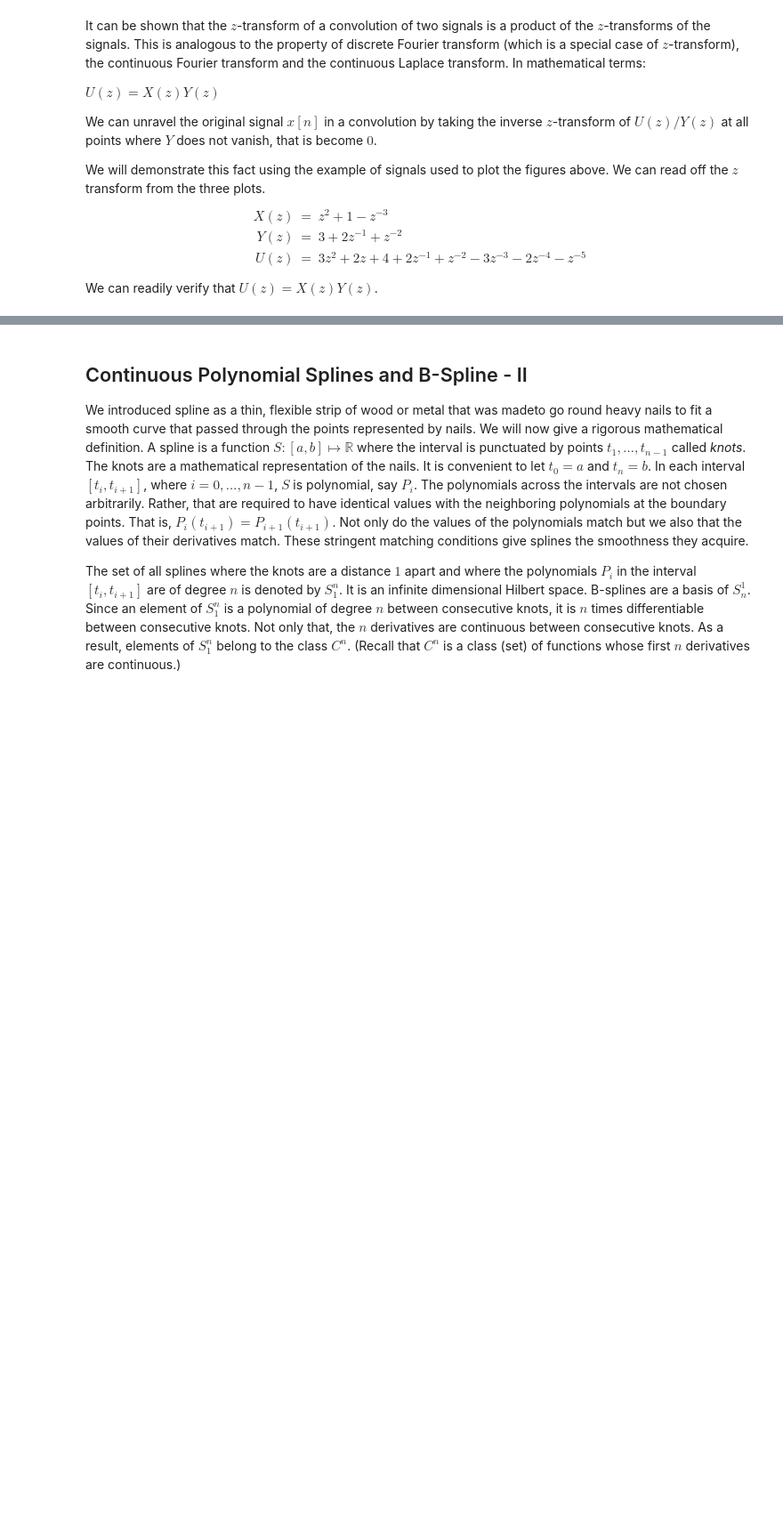
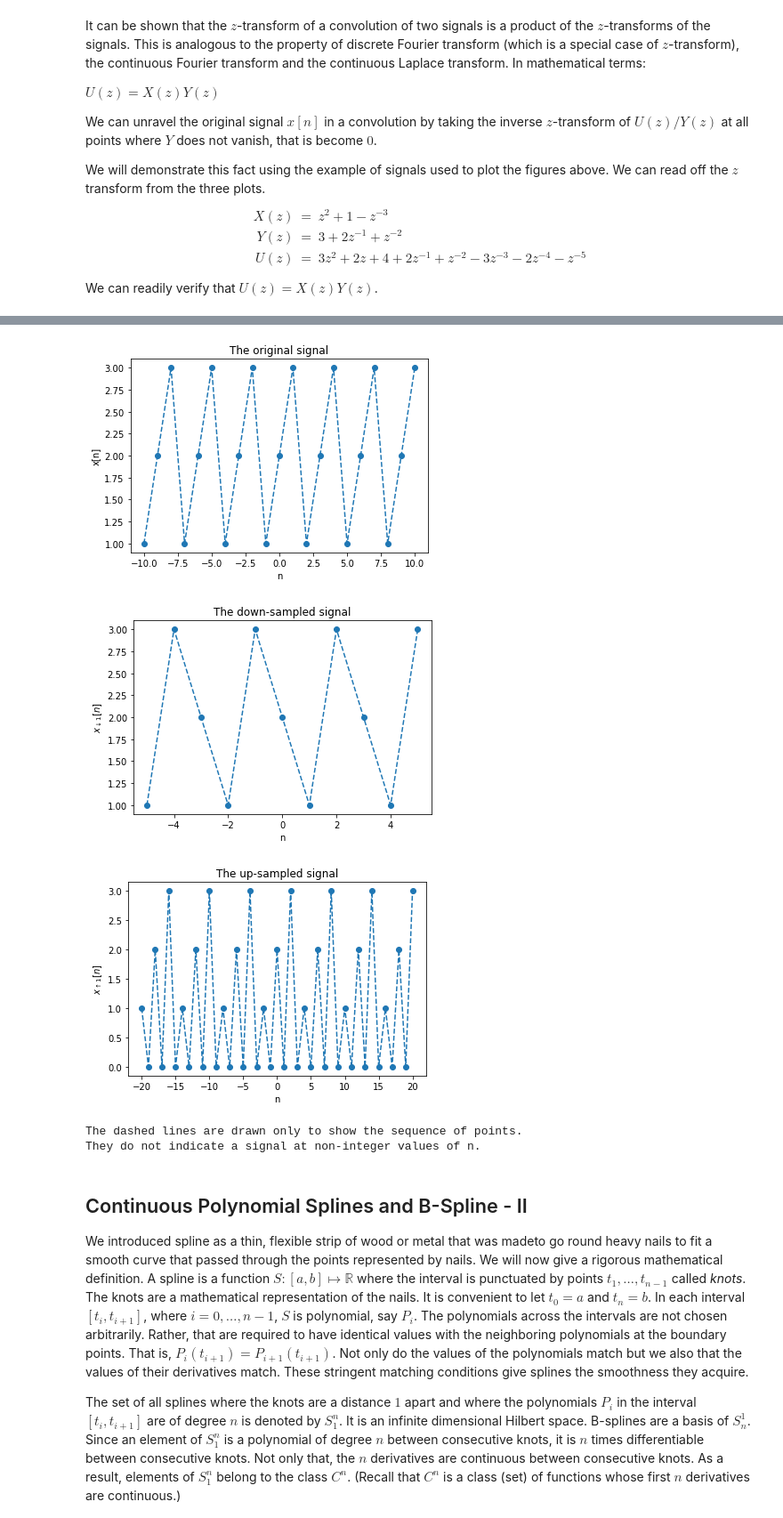
Before and after one commit to amey-joshi/am, a Jupyter notebook: p3/m2p_B01_B_ImageSplines_Version_3.ipynb, the cells around one changed output, grey strips where cells are left out. Shown at 89% size. Cells and saved outputs as stored; diff of their text form; code cells hidden in the pictures; blank space fills up the shorter version.

```diff
--- a/p3/m2p_B01_B_ImageSplines_Version_3.ipynb
+++ b/p3/m2p_B01_B_ImageSplines_Version_3.ipynb
@@ -515,3 +546,44 @@ $$
+# %%
+# Up-sampling and down-sampling of signals.
+
+import numpy as np
+import matplotlib.pyplot as plt
+
+# The original signal.
+n = np.linspace(-10, 10, 21)
+x = [1, 2, 3, 1, 2, 3, 1, 2, 3, 1, 2, 3, 1, 2, 3, 1, 2, 3, 1, 2, 3]
+plt.plot(n, x, 'o--')
+plt.xlabel('n')
+plt.ylabel('x[n]')
+plt.title('The original signal')
+plt.show()
+
+# Down-sampling by a factor of 1.
+d = [1, 3, 2, 1, 3, 2, 1, 3, 2, 1, 3]
+n = np.linspace(-5, 5, 11)
+plt.plot(n, d, 'o--')
+plt.xlabel('n')
+plt.ylabel(r'$x_{\downarrow 1}[n]$')
+plt.title('The down-sampled signal')
+plt.show()
+
+# Up-sampling by a factor of 1.
+u = [1, 0, 2, 0, 3, 0, 1, 0, 2, 0, 3, 0, 1, 0, 2, 0, 3, 0, 1, 0, 2, 0, 3, 0, 1, 0, 2, 0, 3, 0, 1, 0, 2, 0, 3, 0, 1, 0, 2, 0, 3]
+n = np.linspace(-20, 20, 41)
+plt.plot(n, u, 'o--')
+plt.xlabel('n')
+plt.ylabel(r'$x_{\uparrow 1}[n]$')
+plt.title('The up-sampled signal')
+plt.show()
+
+print('The dashed lines are drawn only to show the sequence of points.')
+print('They do not indicate a signal at non-integer values of n.')
+# %% [output]
+[figure, added]
+[figure, added]
+[figure, added]
+The dashed lines are drawn only to show the sequence of points.
+They do not indicate a signal at non-integer values of n.
 # %% [markdown]
 ## Continuous Polynomial Splines and B-Spline - II
 We introduced spline as a thin, flexible strip of wood or metal that was madeto go round heavy nails to fit a smooth curve that passed through the points represented by nails. We will now give a rigorous mathematical definition. A spline is a function $S:[a, b] \mapsto \mathbb{R}$ where the interval is punctuated by points $t_1, \ldots, t_{n-1}$ called *knots*. The knots are a mathematical representation of the nails. It is convenient to let $t_0 = a$ and $t_n = b$. In each interval $[t_i, t_{i+1}]$, where $i = 0, \ldots, n-1$, $S$ is polynomial, say $P_i$. The polynomials across the intervals are not chosen arbitrarily. Rather, that are required to have identical values with the neighboring polynomials at the boundary points. That is, $P_i(t_{i+1}) = P_{i+1}(t_{i+1})$. Not only do the values of the polynomials match but we also that the values of their derivatives match. These stringent matching conditions give splines the smoothness they acquire.
```
Also changed, not shown: parts of 6 cells of this notebook.
